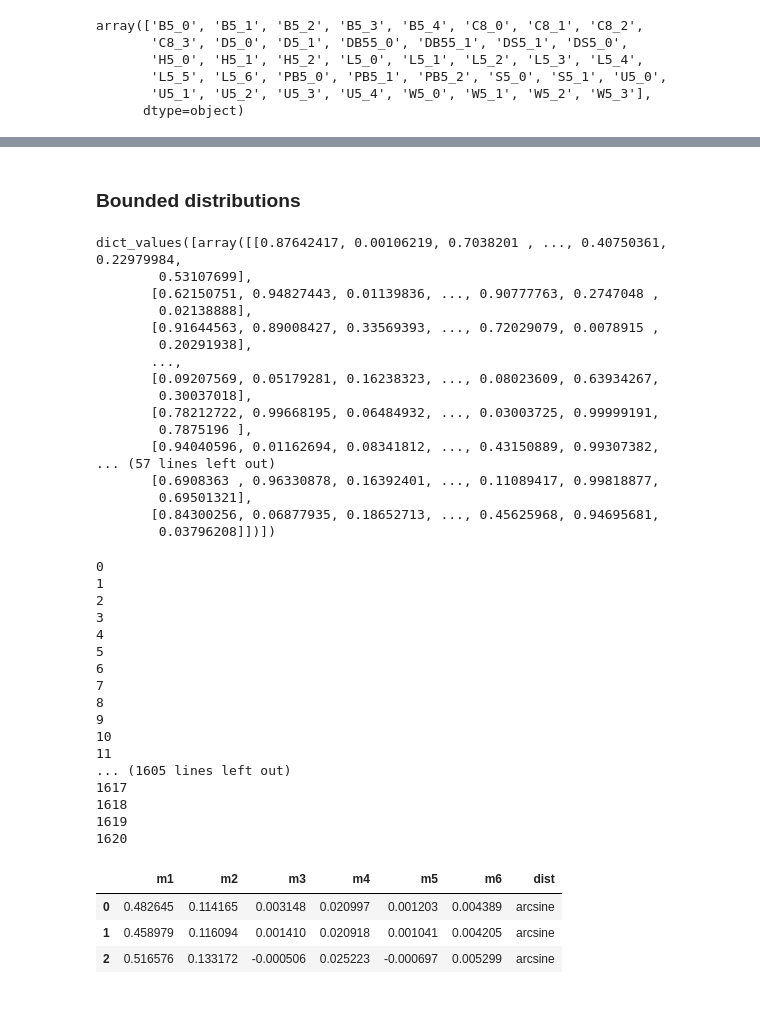
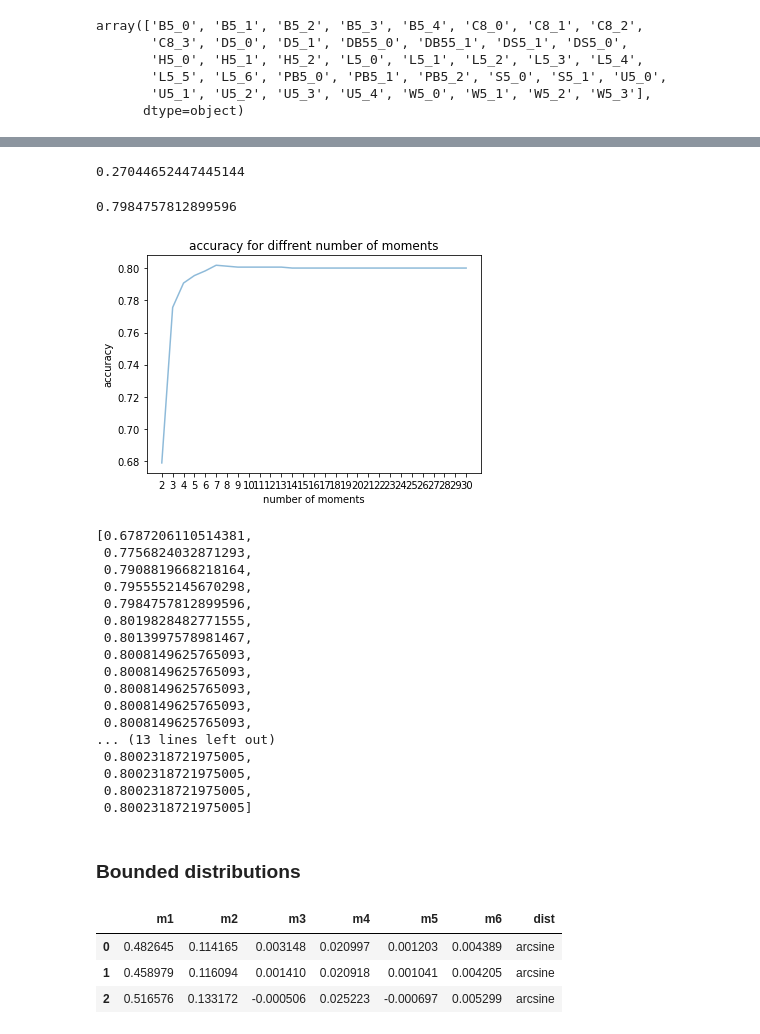
Before and after one commit to sheilafarrahi/thesis, a Jupyter notebook: method_of_moments.ipynb, the cells around one changed output, grey strips where cells are left out. Drawn from its saved outputs; the diff is of its cells as text; code cells hidden in the pictures; blank space fills up the shorter version.

```diff
--- a/method_of_moments.ipynb
+++ b/method_of_moments.ipynb
@@ -108,0 +99,10 @@ def get_moments_df(samples_dict, nr_moments):
+# %%
+score = cm.rr_model(moments_df, 0.2, 5, plot=0)
+np.mean(score)
+# %% [output]
+0.27044652447445144
+# %%
+score = cm.svm_model(moments_df, test_size, cv, plot=0)
+np.mean(score)
+# %% [output]
+0.7984757812899596
@@ -109,50 +113,31 @@ def get_moments_df(samples_dict, nr_moments):
+# %%
+nr_moments_list = list(range(2,31))
+cm.cv_moments(nr_moments_list, data, cv_config, 1)
+# %% [output]
+[figure, added]
+[0.6787206110514381,
+ 0.7756824032871293,
+ 0.7908819668218164,
+ 0.7955552145670298,
+ 0.7984757812899596,
+ 0.8019828482771555,
+ 0.8013997578981467,
+ 0.8008149625765093,
+ 0.8008149625765093,
+ 0.8008149625765093,
+ 0.8008149625765093,
+ 0.8008149625765093,
+... (13 lines left out)
+ 0.8002318721975005,
+ 0.8002318721975005,
+ 0.8002318721975005,
+ 0.8002318721975005]
 # %% [markdown]
 ### Bounded distributions
 # %%
 bounded_dists = dm.get_bounded_distribution()
 bounded_samples = dm.get_samples(bounded_dists, nr_sample, sample_size)
 #dm.plot_histograms_of_samples(bounded_samples)
-# %%
-bounded_samples.values()
-# %% [output]
-dict_values([array([[0.87642417, 0.00106219, 0.7038201 , ..., 0.40750361, 0.22979984,
-        0.53107699],
-       [0.62150751, 0.94827443, 0.01139836, ..., 0.90777763, 0.2747048 ,
-        0.02138888],
-       [0.91644563, 0.89008427, 0.33569393, ..., 0.72029079, 0.0078915 ,
-        0.20291938],
-       ...,
-       [0.09207569, 0.05179281, 0.16238323, ..., 0.08023609, 0.63934267,
-        0.30037018],
-       [0.78212722, 0.99668195, 0.06484932, ..., 0.03003725, 0.99999191,
-        0.7875196 ],
-       [0.94040596, 0.01162694, 0.08341812, ..., 0.43150889, 0.99307382,
-... (57 lines left out)
-       [0.6908363 , 0.96330878, 0.16392401, ..., 0.11089417, 0.99818877,
-        0.69501321],
-       [0.84300256, 0.06877935, 0.18652713, ..., 0.45625968, 0.94695681,
-        0.03796208]])])
-# %%
-for label, (name, samples) in enumerate(data.items()):
-    print(label)
-# %% [output]
-0
-1
-2
-3
-4
-5
-6
-7
-8
-9
-10
-11
-... (1605 lines left out)
-1617
-1618
-1619
-1620
 # %%
 moments_df = dem.get_moments_df(bounded_samples, nr_moments)
 moments_df.head(3)
```
Also changed, not shown: parts of 13 cells of this notebook, 4 other files.
